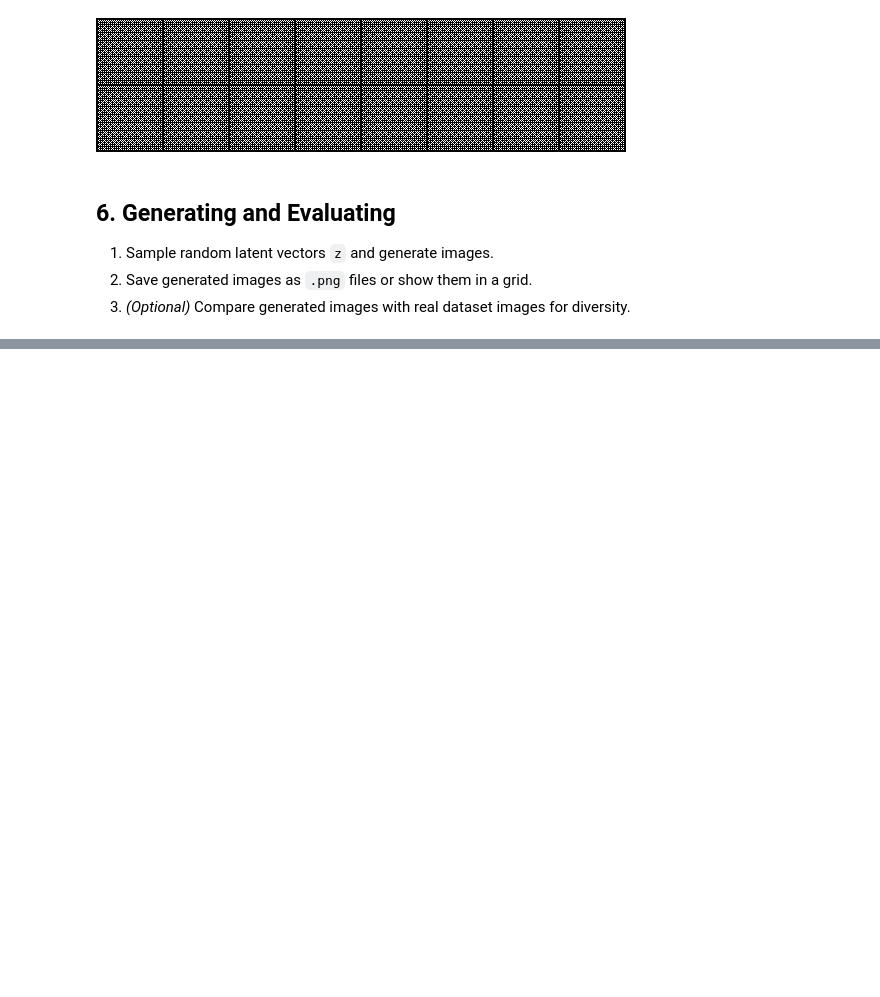
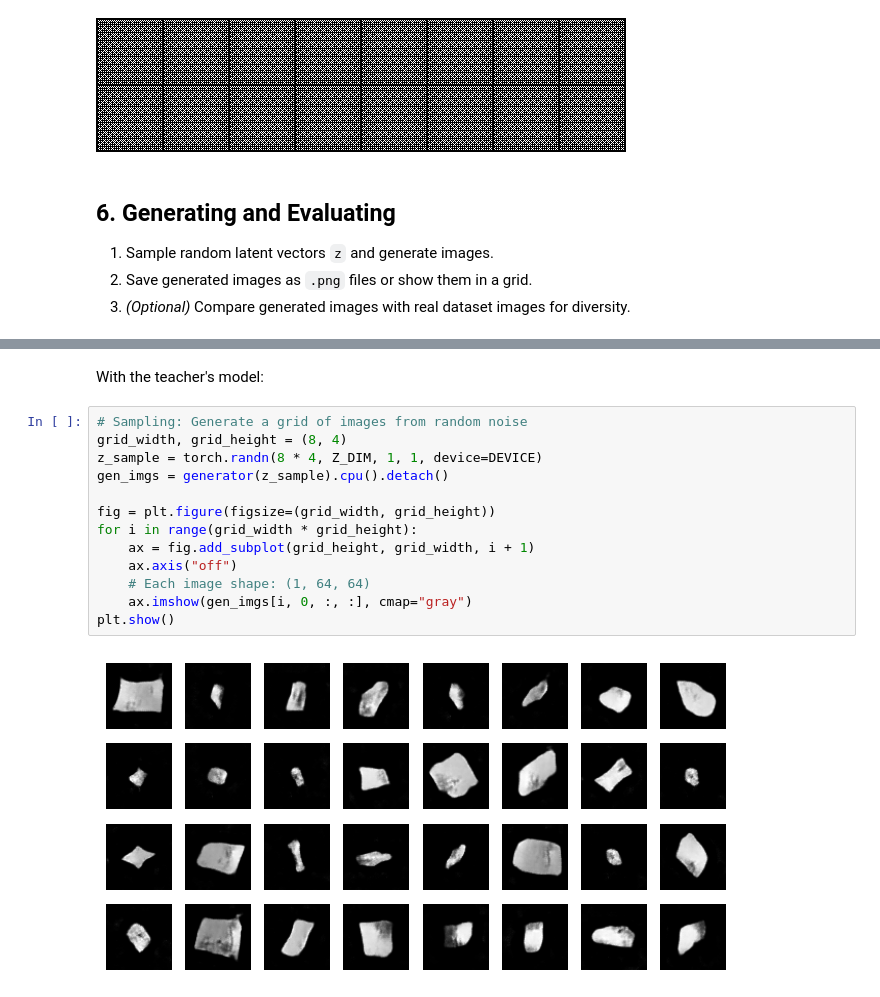
Before and after one commit to Minetriforce/Gen_AI-TDs, a Jupyter notebook: notebooks/TP2/TP_2_1_GAN_Lego.ipynb, the cells around one changed output, grey strips where cells are left out. Saved outputs shown, nothing was run; the diff lists cells and outputs as text; blank space fills up the shorter version.

```diff
--- a/notebooks/TP2/TP_2_1_GAN_Lego.ipynb
+++ b/notebooks/TP2/TP_2_1_GAN_Lego.ipynb
@@ -423,0 +431,17 @@ plt.show()
+# %% [markdown]
+With the teacher's model:
+# %%
+# Sampling: Generate a grid of images from random noise
+grid_width, grid_height = (8, 4)
+z_sample = torch.randn(8 * 4, Z_DIM, 1, 1, device=DEVICE)
+gen_imgs = generator(z_sample).cpu().detach()
+
+fig = plt.figure(figsize=(grid_width, grid_height))
+for i in range(grid_width * grid_height):
+    ax = fig.add_subplot(grid_height, grid_width, i + 1)
+    ax.axis("off")
+    # Each image shape: (1, 64, 64)
+    ax.imshow(gen_imgs[i, 0, :, :], cmap="gray")
+plt.show()
+# %% [output]
+[figure, added]
```
Also changed, not shown: parts of 3 cells of this notebook.
